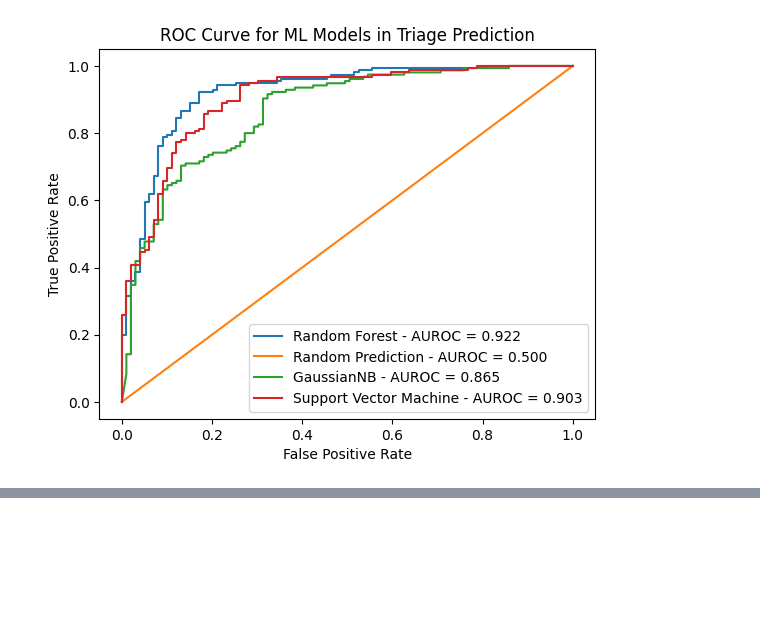
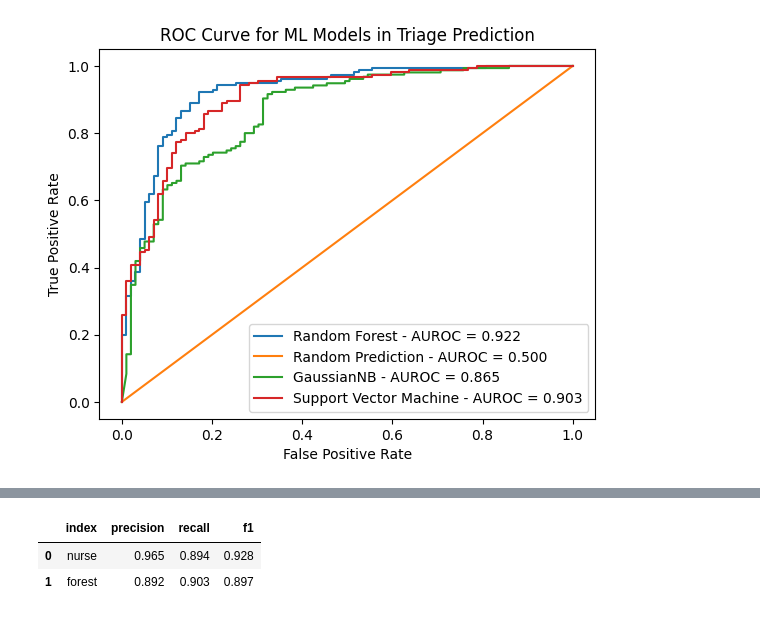
Before and after one commit to Mainies/Triaging_ML_Classification, a Jupyter notebook: nurse_ai.ipynb, the cells around one changed output, grey strips where cells are left out. Saved outputs shown, nothing was run; the diff lists cells and outputs as text; code cells hidden in the pictures; blank space fills up the shorter version.

```diff
--- a/nurse_ai.ipynb
+++ b/nurse_ai.ipynb
@@ -675,0 +680,2 @@ plt.show()
+# %%
+forest_metrics = precision_recall_fscore_support(y_test_c, forest_prediction_c)
@@ -675,0 +704,18 @@ plt.show()
+# %%
+prec = [round(nurse_metrics[0][1], 3),round(forest_metrics[0][1], 3)]
+rec = [round(nurse_metrics[1][1],3),round(forest_metrics[1][1],3)]
+f1 = [round(nurse_metrics[2][1],3),round(forest_metrics[2][1],3)]
+# %%
+index = ['nurse', 'forest']
+data = {'index': index,
+        'precision': prec,
+        'recall': rec,
+        'f1': f1}
+# %%
+metrics_df = pd.DataFrame(data)
+# %%
+metrics_df
+# %% [output]
+|  | index | precision | recall | f1 |
+| 0 | nurse | 0.965 | 0.894 | 0.928 |
+| 1 | forest | 0.892 | 0.903 | 0.897 |
```
Also changed, not shown: parts of 6 cells of this notebook.
